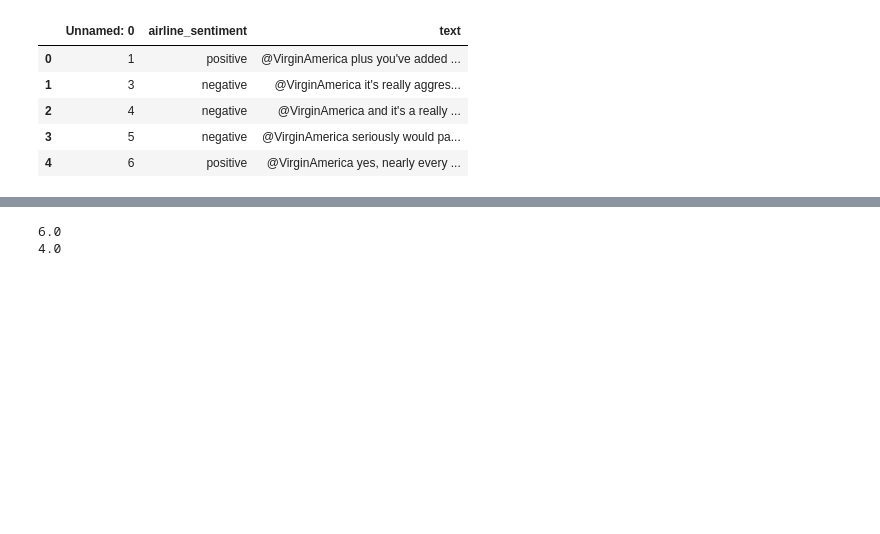
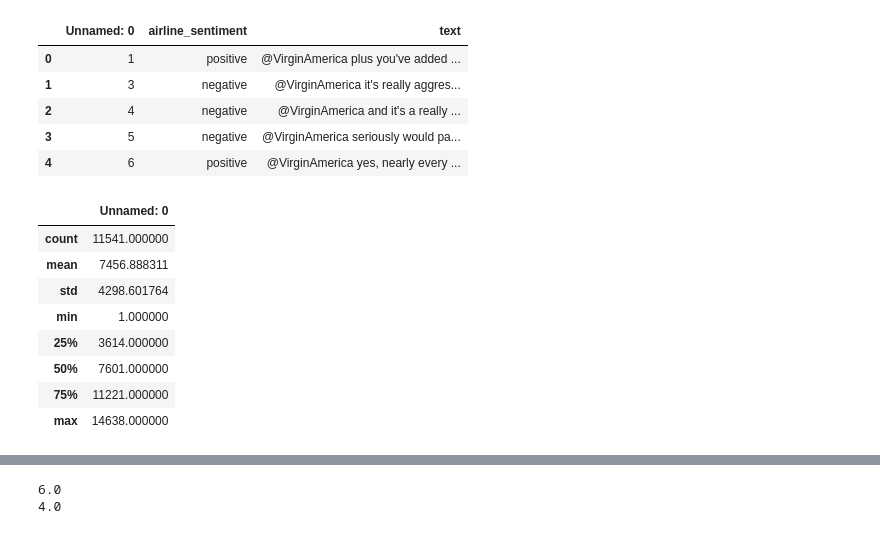
Before and after one commit to rajeshree90/sentimeny-analysis-api, a Jupyter notebook: Sentiment Analysis API .ipynb, the cells around one changed output, grey strips where cells are left out. Saved outputs shown, nothing was run; the diff lists cells and outputs as text; code cells hidden in the pictures; blank space fills up the shorter version.

```diff
--- a/Sentiment Analysis API .ipynb
+++ b/Sentiment Analysis API .ipynb
@@ -38,3 +38,15 @@ airline_tweets.head()
 | 2 | 4 | negative | @VirginAmerica and it's a really ... |
 | 3 | 5 | negative | @VirginAmerica seriously would pa... |
 | 4 | 6 | positive | @VirginAmerica yes, nearly every ... |
+# %%
+data.describe()
+# %% [output]
+|  | Unnamed: 0 |
+| count | 11541.000000 |
+| mean | 7456.888311 |
+| std | 4298.601764 |
+| min | 1.000000 |
+| 25% | 3614.000000 |
+| 50% | 7601.000000 |
+| 75% | 11221.000000 |
+| max | 14638.000000 |
```
Also changed, not shown: parts of 18 cells of this notebook.
